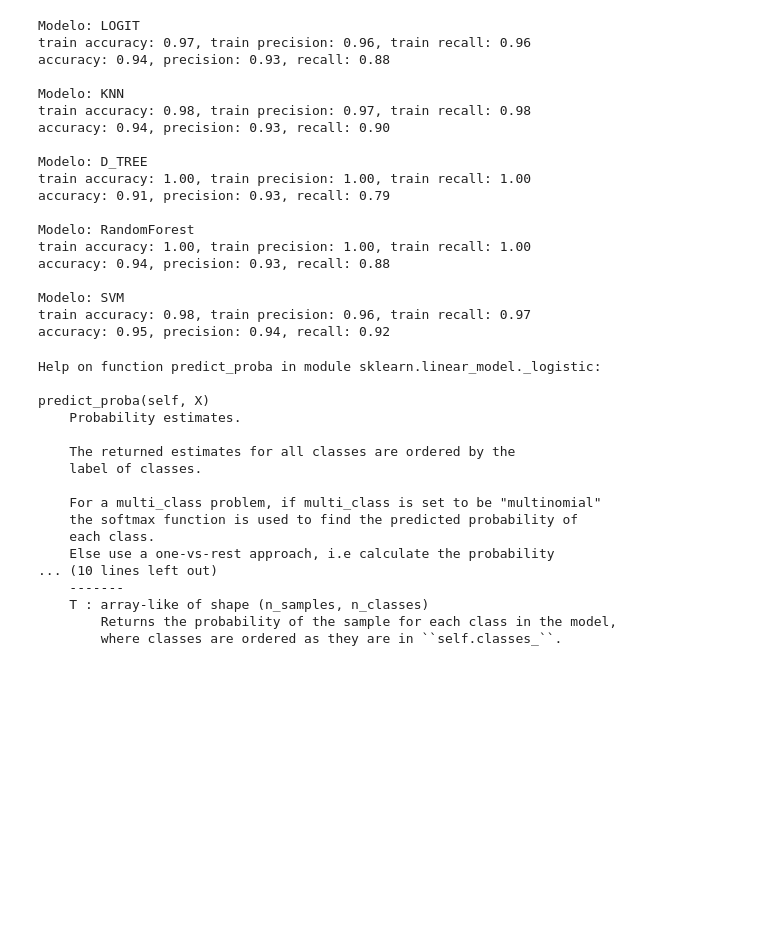
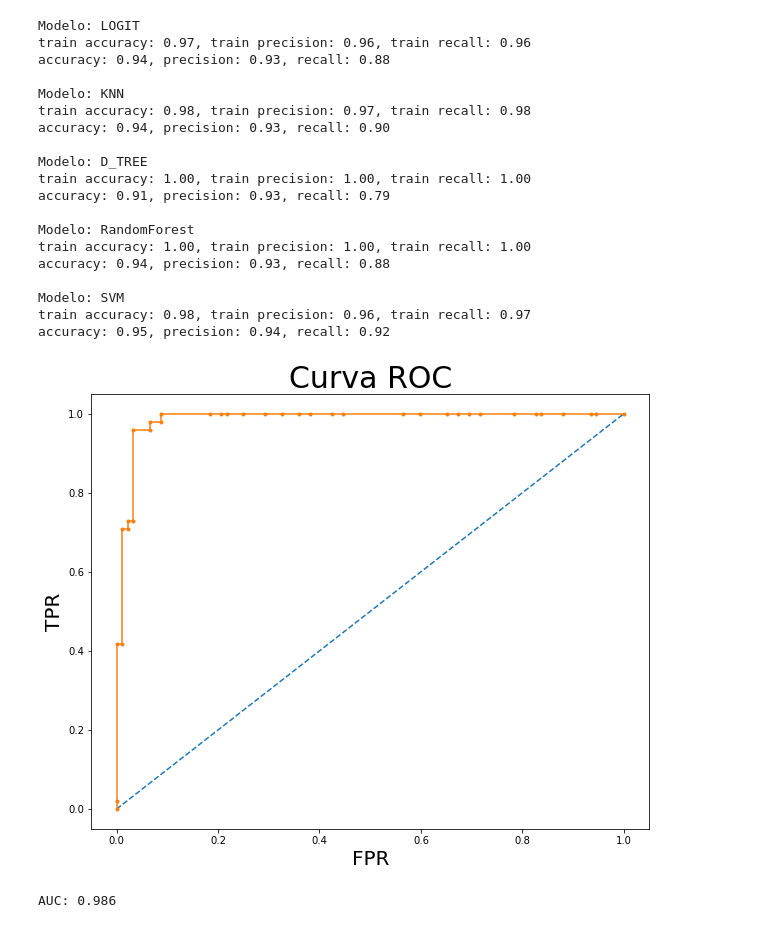
Before and after one commit to saguerraty/Aux-IN6531-, a Jupyter notebook: Aux Clasification/aux_5.ipynb, the cells around one changed output. Cells and saved outputs as stored; diff of their text form; code cells hidden in the pictures; blank space fills up the shorter version.

```diff
--- a/Aux Clasification/aux_5.ipynb
+++ b/Aux Clasification/aux_5.ipynb
@@ -149,26 +149,29 @@ accuracy: 0.94, precision: 0.93, recall: 0.88
 Modelo: SVM
 train accuracy: 0.98, train precision: 0.96, train recall: 0.97
 accuracy: 0.95, precision: 0.94, recall: 0.92
-# %%
-help(LogisticRegression.predict_proba)
-# %% [output]
-Help on function predict_proba in module sklearn.linear_model._logistic:
-
-predict_proba(self, X)
-    Probability estimates.
-
-    The returned estimates for all classes are ordered by the
-    label of classes.
-
-    For a multi_class problem, if multi_class is set to be "multinomial"
-    the softmax function is used to find the predicted probability of
-    each class.
-    Else use a one-vs-rest approach, i.e calculate the probability
-... (10 lines left out)
-    -------
-    T : array-like of shape (n_samples, n_classes)
-        Returns the probability of the sample for each class in the model,
-        where classes are ordered as they are in ``self.classes_``.
+# %%
+log_model = LogisticRegression()
+
+log_model.fit(X_train, y_train)
+
+probs = log_model.predict_proba(X_test)[:,1]
+
+# Curva roc
+fpr, tpr, thresholds = roc_curve(y_test, probs)
+
+plt.figure(figsize = (10, 8))
+plt.plot([0,1], [0,1], linestyle='--')
+plt.plot(fpr, tpr, marker='.')
+plt.xlabel('FPR', size = 20)
+plt.ylabel('TPR', size = 20)
+plt.title('Curva ROC', size = 30)
+plt.show()
+
+auc = roc_auc_score(y_test, probs)
+print('AUC: %.3f' % auc)
+# %% [output]
+[figure, added]
+AUC: 0.986
 # %% [markdown]
 ROC, AUC Precision y Recall
 
```
Also changed, not shown: parts of 14 cells of this notebook.
